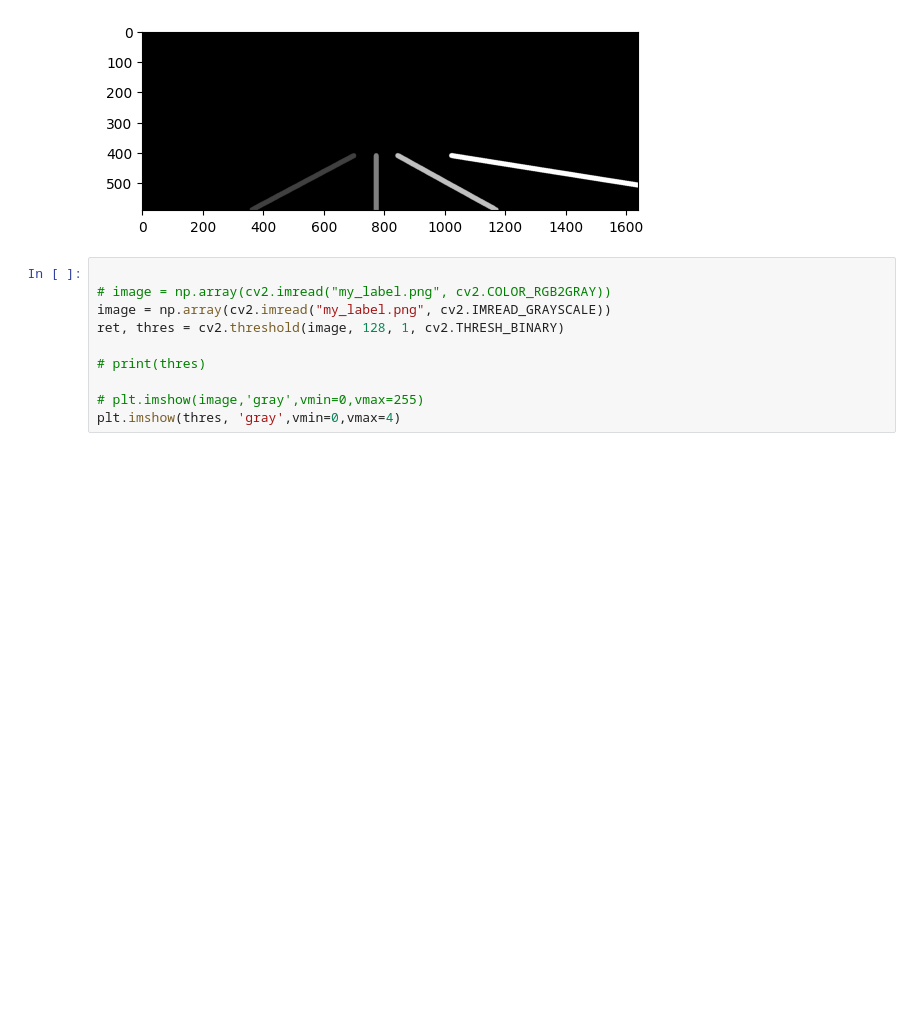
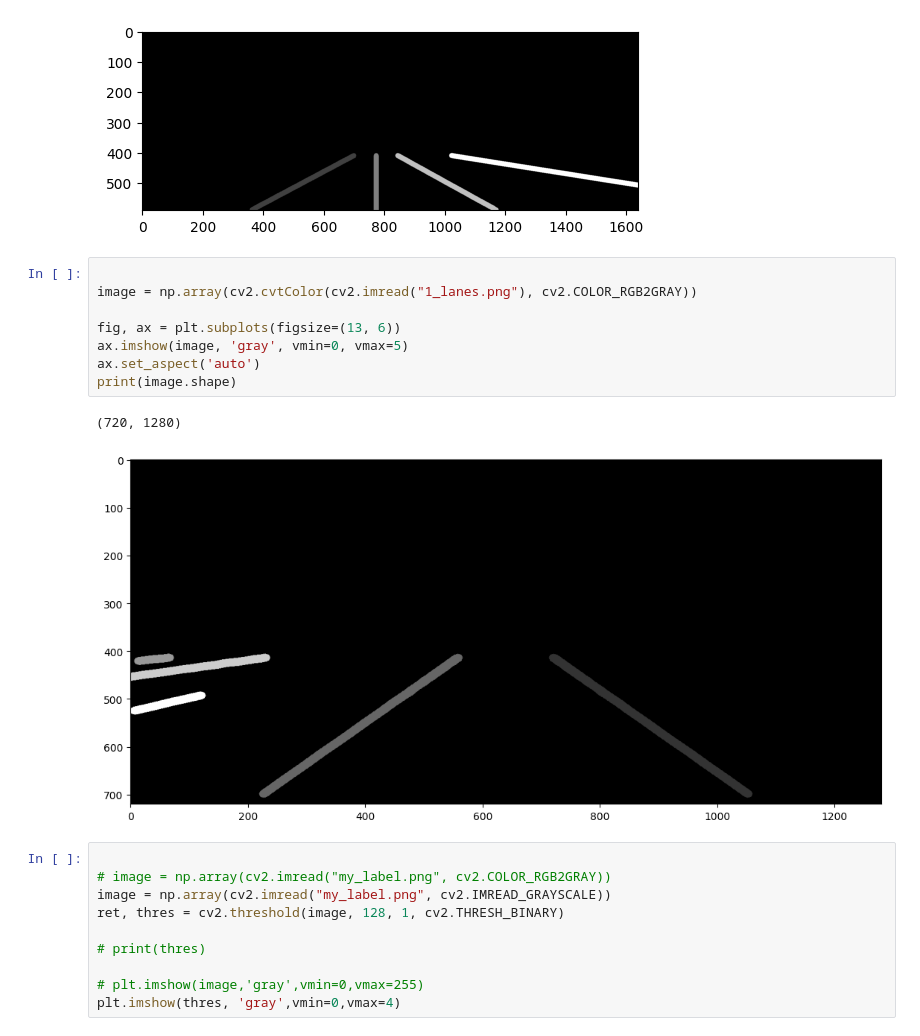
Before and after one commit to alexander-toch/lane-detection-e2e-attack, a Jupyter notebook: notebooks/culane.ipynb, the cells around one changed output. Saved outputs shown, nothing was run; the diff lists cells and outputs as text; blank space fills up the shorter version.

Commit message:
generate seg label image

```diff
--- a/notebooks/culane.ipynb
+++ b/notebooks/culane.ipynb
@@ -13,6 +13,17 @@ plt.imshow(image, 'gray',vmin=0,vmax=4)
 (590, 1640)
 <matplotlib.image.AxesImage at 0x...>
 [figure]
+# %%
+
+image = np.array(cv2.cvtColor(cv2.imread("1_lanes.png"), cv2.COLOR_RGB2GRAY))
+
+fig, ax = plt.subplots(figsize=(13, 6))
+ax.imshow(image, 'gray', vmin=0, vmax=5)
+ax.set_aspect('auto')
+print(image.shape)
+# %% [output]
+(720, 1280)
+[figure, added]
 # %%
 
 # image = np.array(cv2.imread("my_label.png", cv2.COLOR_RGB2GRAY))
```
Also changed, not shown: 2 other files.
